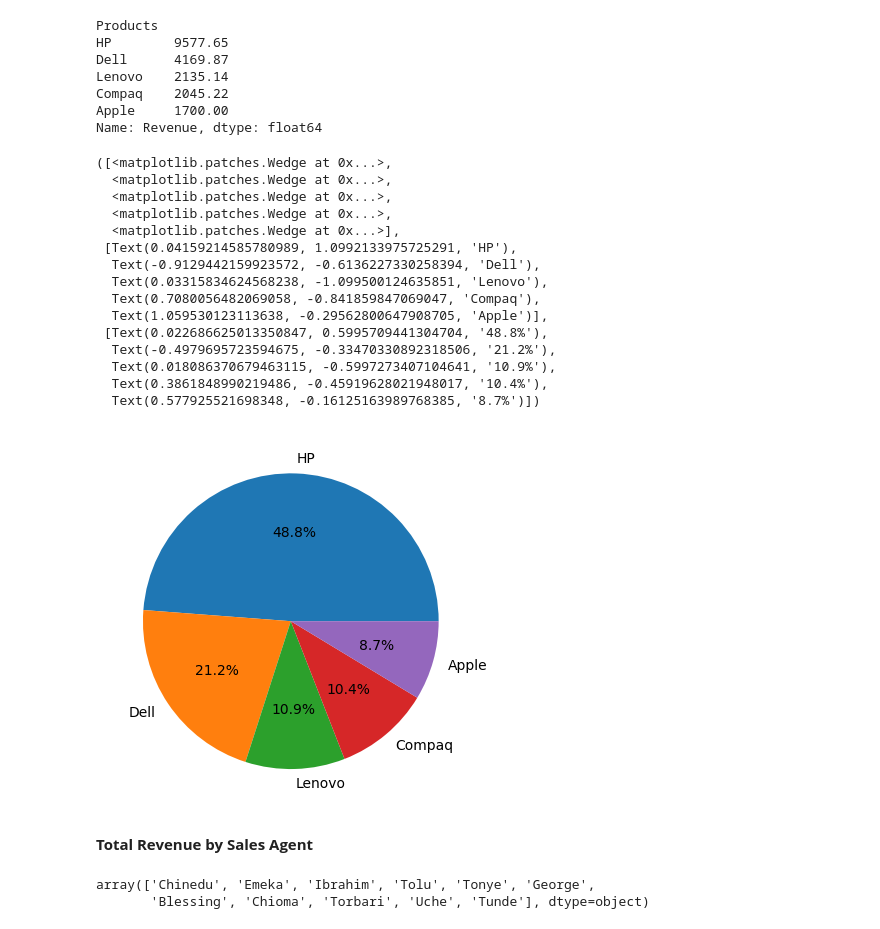
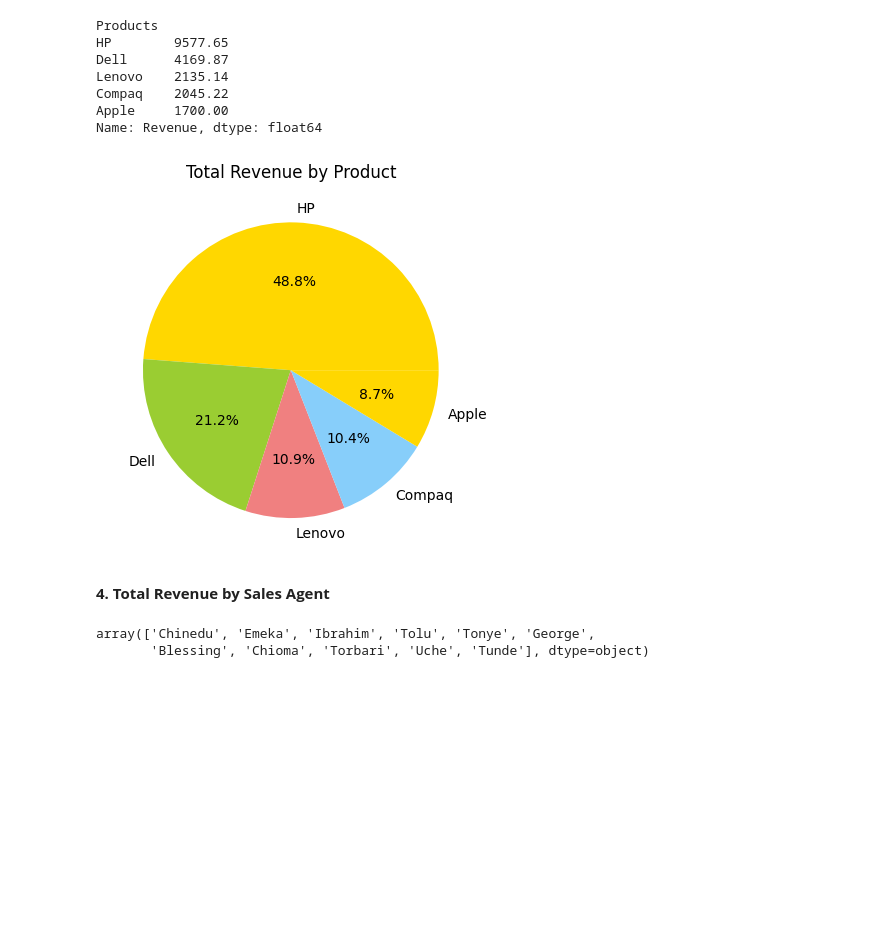
Before and after one commit to Adelegan-JD/TASKS, a Jupyter notebook: Week_6/adelegan_deborah_task_14.ipynb, the cells around one changed output. Cells and saved outputs as stored; diff of their text form; code cells hidden in the pictures; blank space fills up the shorter version.

```diff
--- a/Week_6/adelegan_deborah_task_14.ipynb
+++ b/Week_6/adelegan_deborah_task_14.ipynb
@@ -103,7 +103,7 @@ df.dtypes.value_counts().plot(kind='bar', xlabel= 'Data Types', ylabel='Count',
 # Extracting the year
 df['Year'] = df['Date'].dt.year
 df['Month'] = df['Date'].dt.month_name()
-df['Day'] = df['Date'].dt.day_name()
+df['Week'] = df['Date'].dt.day_name()
 # %%
 df.head()
 # %% [output]
@@ -324,26 +342,13 @@ Name: Revenue, dtype: float64
 # %%
 # Plot the visualization using matplotlib
 
-plt.pie(total_revenue_by_product.values, labels=total_revenue_by_product.index, autopct='%1.1f%%', colors=['purple', 'indigo', 'violet', 'blue', ])
+plt.pie(total_revenue_by_product.values, labels=total_revenue_by_product.index, autopct='%1.1f%%', colors = ['gold', 'yellowgreen', 'lightcoral', 'lightskyblue'])
+plt.title('Total Revenue by Product')
+plt.show()
 # %% [output]
-([<matplotlib.patches.Wedge at 0x...>,
-  <matplotlib.patches.Wedge at 0x...>,
-  <matplotlib.patches.Wedge at 0x...>,
-  <matplotlib.patches.Wedge at 0x...>,
-  <matplotlib.patches.Wedge at 0x...>],
- [Text(0.04159214585780989, 1.0992133975725291, 'HP'),
-  Text(-0.9129442159923572, -0.6136227330258394, 'Dell'),
-  Text(0.03315834624568238, -1.099500124635851, 'Lenovo'),
-  Text(0.7080056482069058, -0.841859847069047, 'Compaq'),
-  Text(1.059530123113638, -0.29562800647908705, 'Apple')],
- [Text(0.022686625013350847, 0.5995709441304704, '48.8%'),
-  Text(-0.4979695723594675, -0.33470330892318506, '21.2%'),
-  Text(0.018086370679463115, -0.5997273407104641, '10.9%'),
-  Text(0.3861848990219486, -0.45919628021948017, '10.4%'),
-  Text(0.577925521698348, -0.16125163989768385, '8.7%')])
-[figure, old version]
+[figure, new version]
 # %% [markdown]
-**Total Revenue by Sales Agent**
+**4. Total Revenue by Sales Agent**
 # %%
 # First check for the sales agents available
 
```
Also changed, not shown: parts of 33 cells of this notebook, 5 other files.
